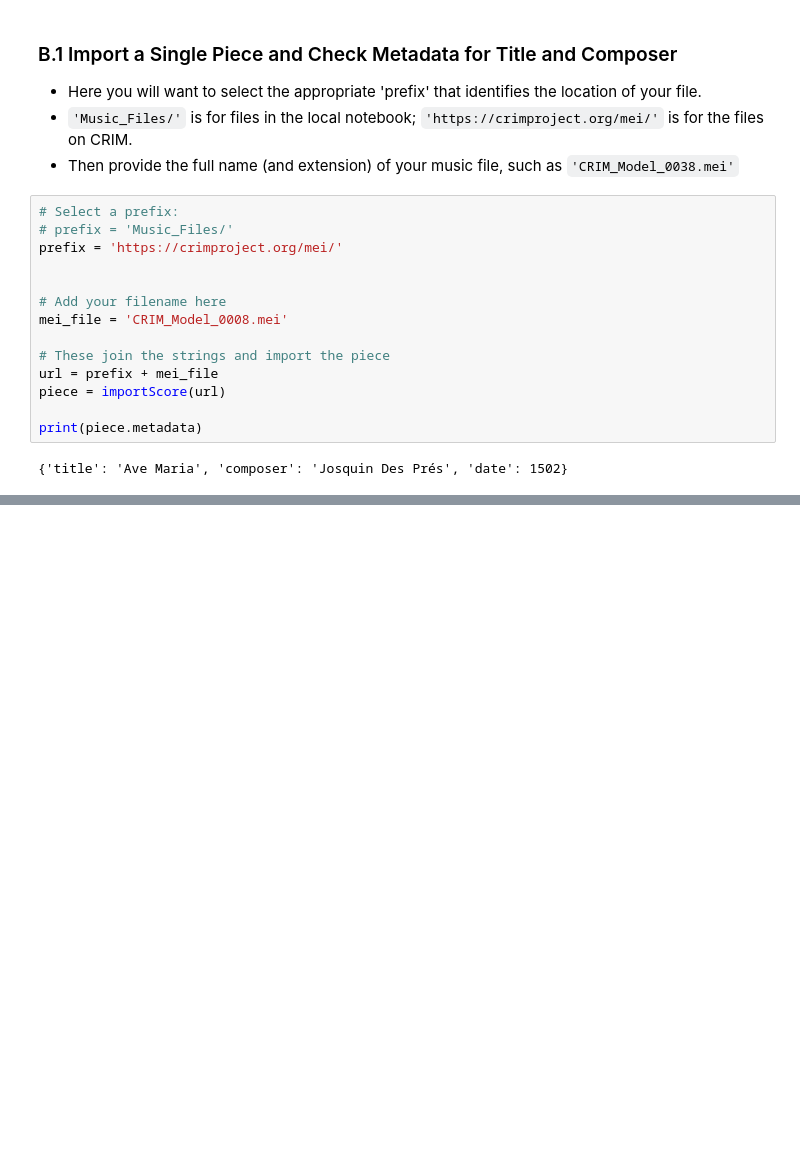
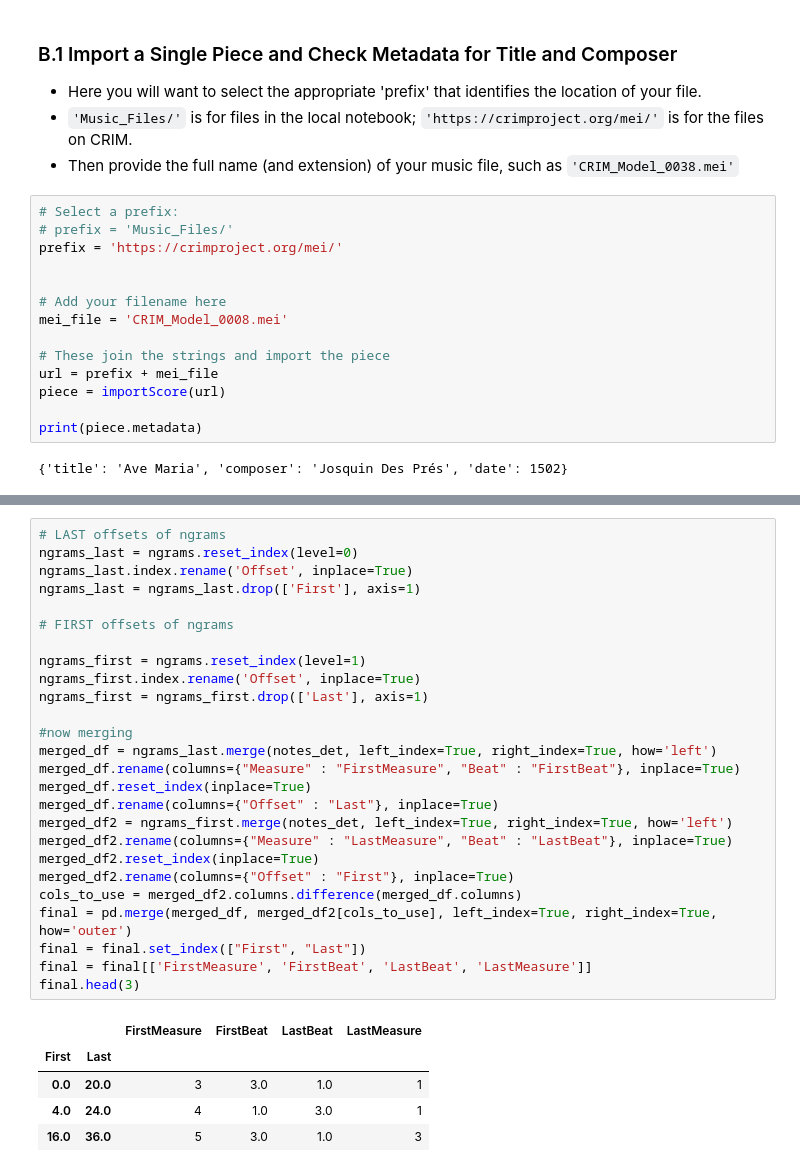
Before and after one commit to RichardFreedman/CRIM_JHUB, a Jupyter notebook: AA_p_type_ema.ipynb, the cells around one changed output, grey strips where cells are left out. Cells and saved outputs as stored; diff of their text form; blank space fills up the shorter version.

```diff
--- a/AA_p_type_ema.ipynb
+++ b/AA_p_type_ema.ipynb
@@ -162,0 +233,32 @@ p_types.iloc[0]['result']
+# %%
+# LAST offsets of ngrams
+ngrams_last = ngrams.reset_index(level=0)
+ngrams_last.index.rename('Offset', inplace=True)
+ngrams_last = ngrams_last.drop(['First'], axis=1)
+
+# FIRST offsets of ngrams
+
+ngrams_first = ngrams.reset_index(level=1)
+ngrams_first.index.rename('Offset', inplace=True)
+ngrams_first = ngrams_first.drop(['Last'], axis=1)
+
+#now merging
+merged_df = ngrams_last.merge(notes_det, left_index=True, right_index=True, how='left')
+merged_df.rename(columns={"Measure" : "FirstMeasure", "Beat" : "FirstBeat"}, inplace=True)
+merged_df.reset_index(inplace=True)
+merged_df.rename(columns={"Offset" : "Last"}, inplace=True)
+merged_df2 = ngrams_first.merge(notes_det, left_index=True, right_index=True, how='left')
+merged_df2.rename(columns={"Measure" : "LastMeasure", "Beat" : "LastBeat"}, inplace=True)
+merged_df2.reset_index(inplace=True)
+merged_df2.rename(columns={"Offset" : "First"}, inplace=True)
+cols_to_use = merged_df2.columns.difference(merged_df.columns)
+final = pd.merge(merged_df, merged_df2[cols_to_use], left_index=True, right_index=True, how='outer')
+final = final.set_index(["First", "Last"])
+final = final[['FirstMeasure', 'FirstBeat', 'LastBeat', 'LastMeasure']]
+final.head(3)
+# %% [output]
+|  |  | FirstMeasure | FirstBeat | LastBeat | LastMeasure |
+| First | Last |  |  |  |  |
+| 0.0 | 20.0 | 3 | 3.0 | 1.0 | 1 |
+| 4.0 | 24.0 | 4 | 1.0 | 3.0 | 1 |
+| 16.0 | 36.0 | 5 | 3.0 | 1.0 | 3 |
```
Also changed, not shown: parts of 13 cells of this notebook, 1 other file.
